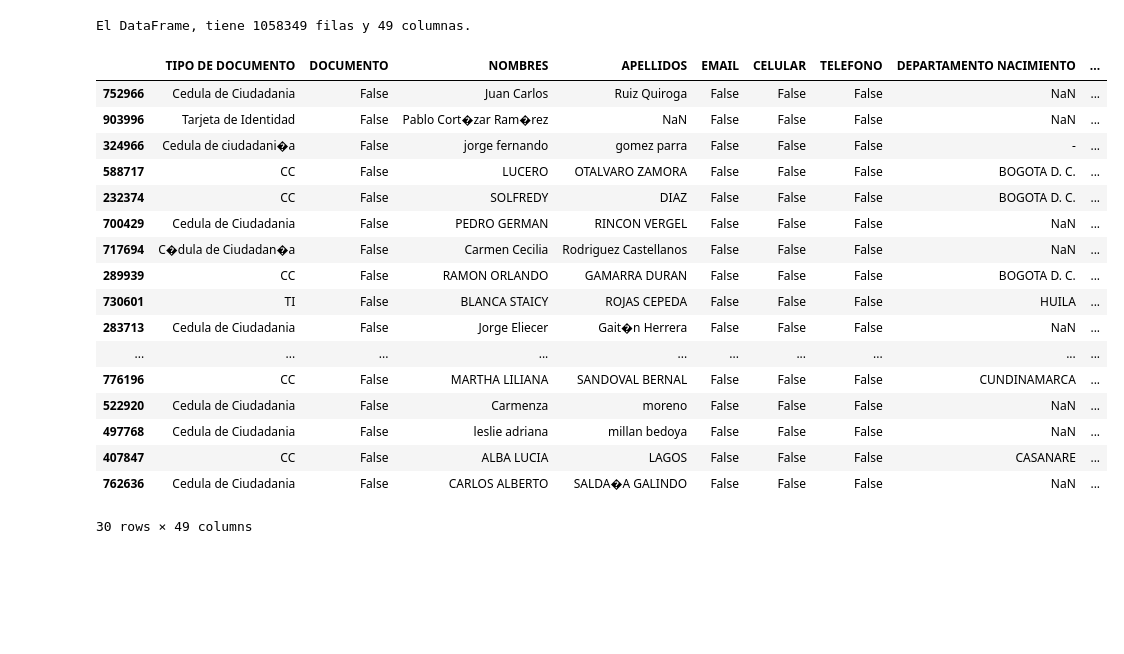
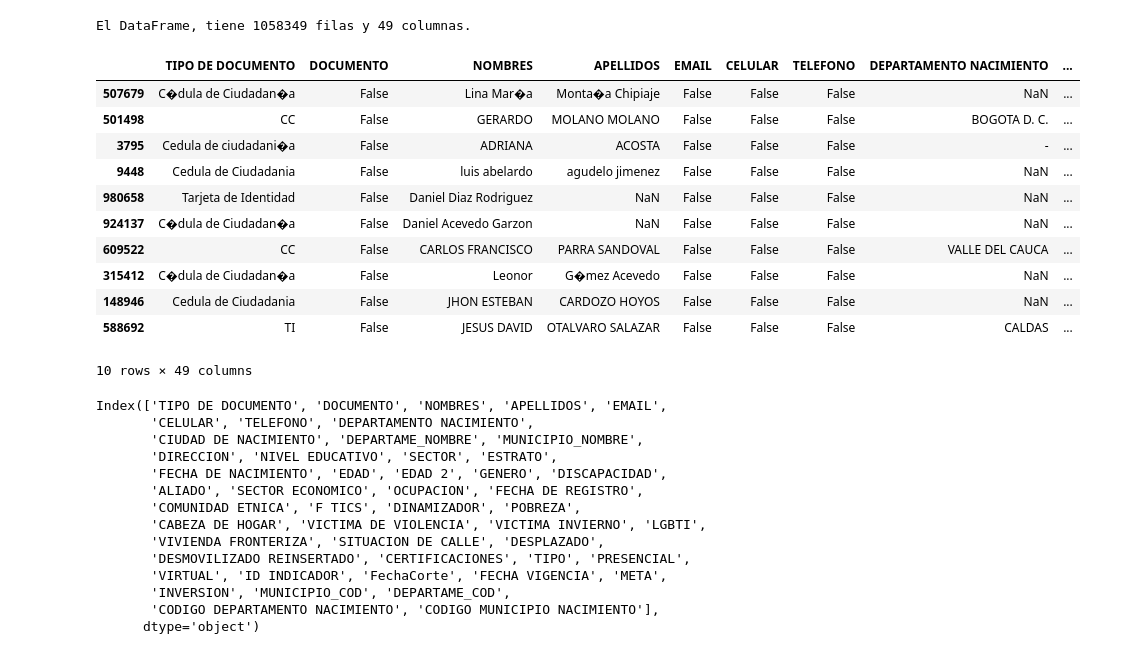
Before and after one commit to Dalivi83/analisisyvisualizaciondata, a Jupyter notebook: laboratorio2.ipynb, the cells around one changed output. Drawn from its saved outputs; the diff is of its cells as text; code cells hidden in the pictures; blank space fills up the shorter version.

```diff
--- a/laboratorio2.ipynb
+++ b/laboratorio2.ipynb
@@ -58,24 +58,36 @@ print(f'El DataFrame, tiene {num_rows} filas y {num_cols} columnas.')
 # %% [output]
 El DataFrame, tiene 1058349 filas y 49 columnas.
 # %%
-#se realiza la revisiòn de 30 registros aleatorios para validar lo de las primeras columnas identificadas
-df_Ciudadania_digital.sample(30)
+#se realiza la revisiòn de 10 registros aleatorios para validar lo de las primeras columnas identificadas
+df_Ciudadania_digital.sample(10)
 # %% [output]
 |  | TIPO DE DOCUMENTO | DOCUMENTO | NOMBRES | APELLIDOS | EMAIL | CELULAR | TELEFONO | DEPARTAMENTO NACIMIENTO | ... |
-| 752966 | Cedula de Ciudadania | False | Juan Carlos | Ruiz Quiroga | False | False | False | NaN | ... |
-| 903996 | Tarjeta de Identidad | False | Pablo Cort�zar Ram�rez | NaN | False | False | False | NaN | ... |
-| 324966 | Cedula de ciudadani�a | False | jorge fernando | gomez parra | False | False | False | - | ... |
-| 588717 | CC | False | LUCERO | OTALVARO ZAMORA | False | False | False | BOGOTA D. C. | ... |
-| 232374 | CC | False | SOLFREDY | DIAZ | False | False | False | BOGOTA D. C. | ... |
-| 700429 | Cedula de Ciudadania | False | PEDRO GERMAN | RINCON VERGEL | False | False | False | NaN | ... |
-| 717694 | C�dula de Ciudadan�a | False | Carmen Cecilia | Rodriguez Castellanos | False | False | False | NaN | ... |
-| 289939 | CC | False | RAMON ORLANDO | GAMARRA DURAN | False | False | False | BOGOTA D. C. | ... |
-| 730601 | TI | False | BLANCA STAICY | ROJAS CEPEDA | False | False | False | HUILA | ... |
-| 283713 | Cedula de Ciudadania | False | Jorge Eliecer | Gait�n Herrera | False | False | False | NaN | ... |
-| ... | ... | ... | ... | ... | ... | ... | ... | ... | ... |
-| 776196 | CC | False | MARTHA LILIANA | SANDOVAL BERNAL | False | False | False | CUNDINAMARCA | ... |
-| 522920 | Cedula de Ciudadania | False | Carmenza | moreno | False | False | False | NaN | ... |
-| 497768 | Cedula de Ciudadania | False | leslie adriana | millan bedoya | False | False | False | NaN | ... |
-| 407847 | CC | False | ALBA LUCIA | LAGOS | False | False | False | CASANARE | ... |
-| 762636 | Cedula de Ciudadania | False | CARLOS ALBERTO | SALDA�A GALINDO | False | False | False | NaN | ... |
+| 507679 | C�dula de Ciudadan�a | False | Lina Mar�a | Monta�a Chipiaje | False | False | False | NaN | ... |
+| 501498 | CC | False | GERARDO | MOLANO MOLANO | False | False | False | BOGOTA D. C. | ... |
+| 3795 | Cedula de ciudadani�a | False | ADRIANA | ACOSTA | False | False | False | - | ... |
+| 9448 | Cedula de Ciudadania | False | luis abelardo | agudelo jimenez | False | False | False | NaN | ... |
+| 980658 | Tarjeta de Identidad | False | Daniel Diaz Rodriguez | NaN | False | False | False | NaN | ... |
+| 924137 | C�dula de Ciudadan�a | False | Daniel Acevedo Garzon | NaN | False | False | False | NaN | ... |
+| 609522 | CC | False | CARLOS FRANCISCO | PARRA SANDOVAL | False | False | False | VALLE DEL CAUCA | ... |
+| 315412 | C�dula de Ciudadan�a | False | Leonor | G�mez Acevedo | False | False | False | NaN | ... |
+| 148946 | Cedula de Ciudadania | False | JHON ESTEBAN | CARDOZO HOYOS | False | False | False | NaN | ... |
+| 588692 | TI | False | JESUS DAVID | OTALVARO SALAZAR | False | False | False | CALDAS | ... |
-30 rows × 49 columns
+10 rows × 49 columns
+# %%
+#se realiza listado de las columnas, para identificar columnas a utilizar dentro del analisis
+df_Ciudadania_digital.columns
+# %% [output]
+Index(['TIPO DE DOCUMENTO', 'DOCUMENTO', 'NOMBRES', 'APELLIDOS', 'EMAIL',
+       'CELULAR', 'TELEFONO', 'DEPARTAMENTO NACIMIENTO',
+       'CIUDAD DE NACIMIENTO', 'DEPARTAME_NOMBRE', 'MUNICIPIO_NOMBRE',
+       'DIRECCION', 'NIVEL EDUCATIVO', 'SECTOR', 'ESTRATO',
+       'FECHA DE NACIMIENTO', 'EDAD', 'EDAD 2', 'GENERO', 'DISCAPACIDAD',
+       'ALIADO', 'SECTOR ECONOMICO', 'OCUPACION', 'FECHA DE REGISTRO',
+       'COMUNIDAD ETNICA', 'F TICS', 'DINAMIZADOR', 'POBREZA',
+       'CABEZA DE HOGAR', 'VICTIMA DE VIOLENCIA', 'VICTIMA INVIERNO', 'LGBTI',
+       'VIVIENDA FRONTERIZA', 'SITUACION DE CALLE', 'DESPLAZADO',
+       'DESMOVILIZADO REINSERTADO', 'CERTIFICACIONES', 'TIPO', 'PRESENCIAL',
+       'VIRTUAL', 'ID INDICADOR', 'FechaCorte', 'FECHA VIGENCIA', 'META',
+       'INVERSION', 'MUNICIPIO_COD', 'DEPARTAME_COD',
+       'CODIGO DEPARTAMENTO NACIMIENTO', 'CODIGO MUNICIPIO NACIMIENTO'],
+      dtype='object')
```
Also changed, not shown: parts of 7 cells of this notebook.
